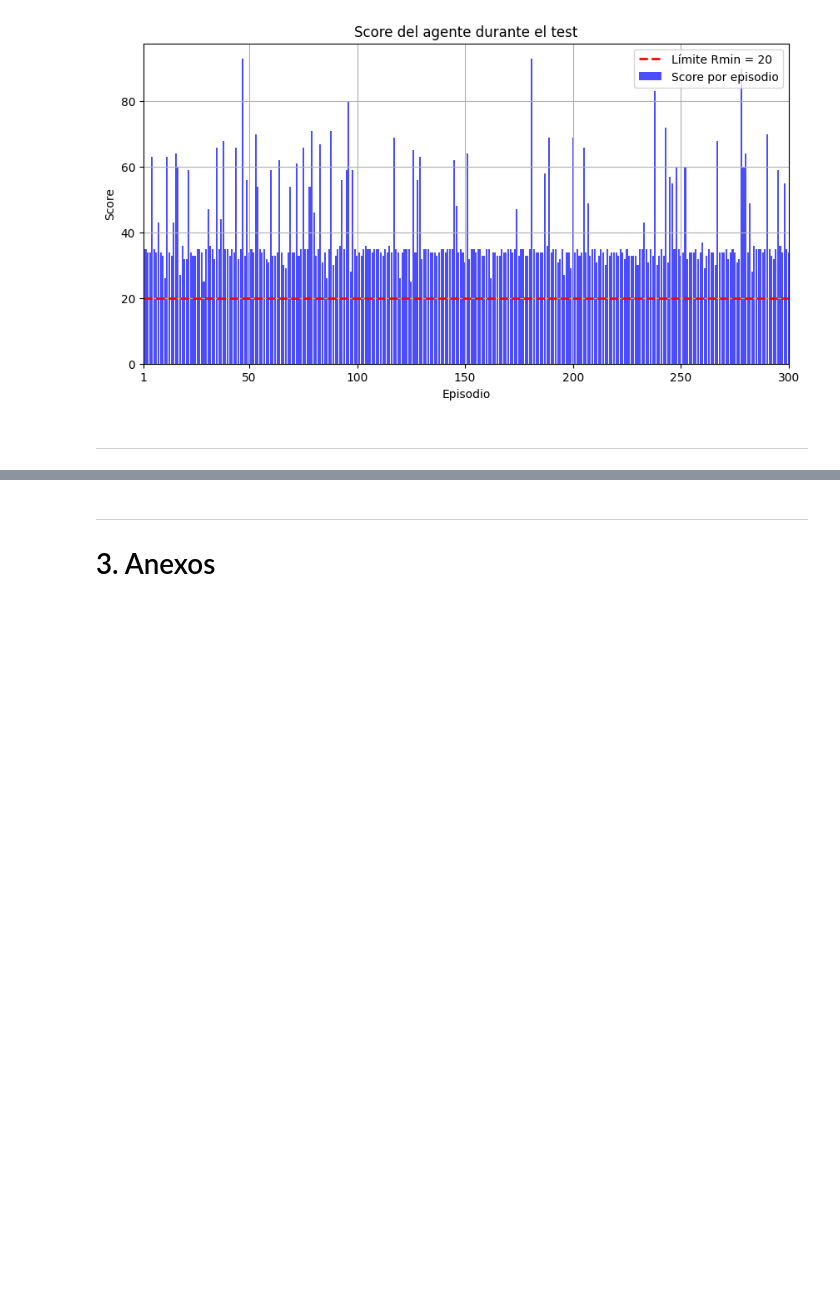
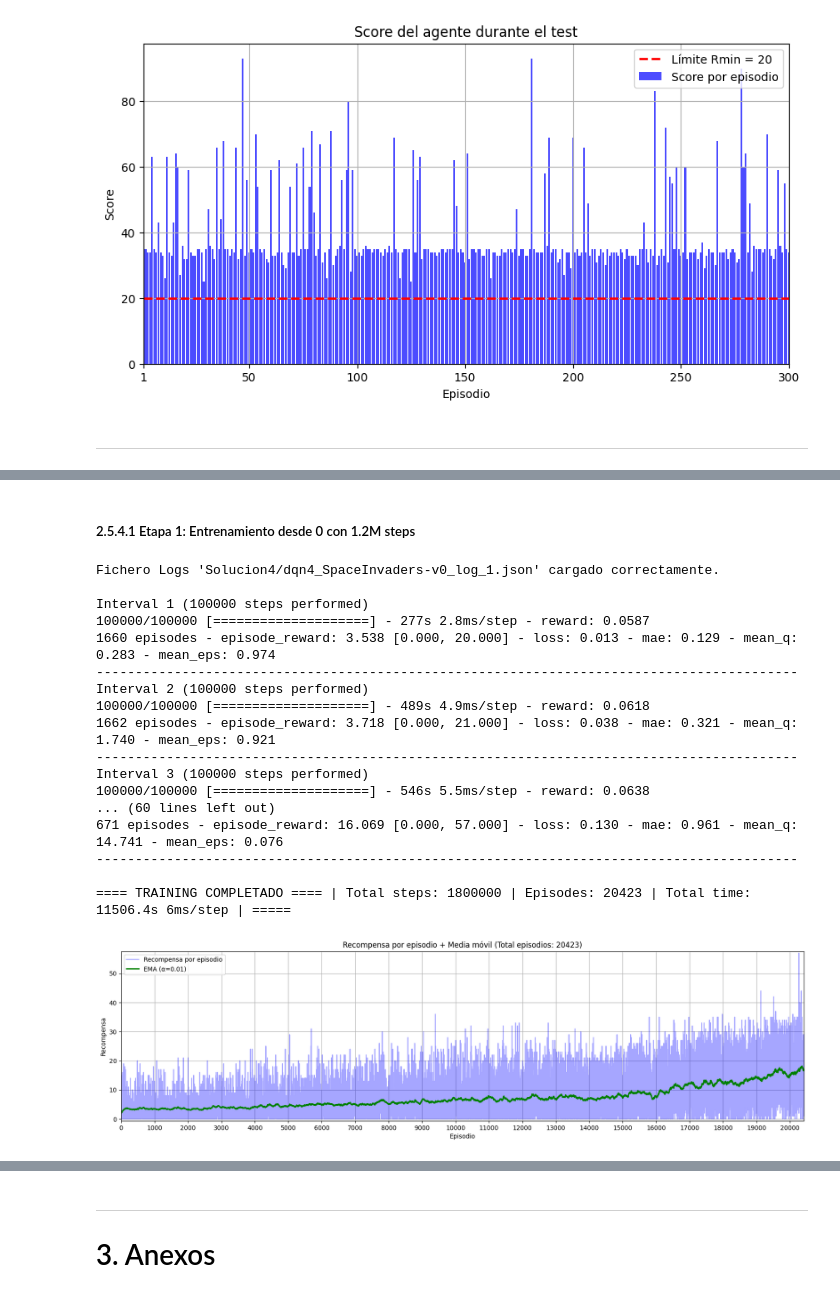
Before and after one commit to peremarc/spaceInvaders-v0, a Jupyter notebook: 08MIAR_Proyecto_Programacion_G21.ipynb, the cells around one changed output, grey strips where cells are left out. Cells and saved outputs as stored; diff of their text form; code cells hidden in the pictures; blank space fills up the shorter version.

```diff
--- a/08MIAR_Proyecto_Programacion_G21.ipynb
+++ b/08MIAR_Proyecto_Programacion_G21.ipynb
@@ -1227,0 +1357,30 @@ Resultados:
+# %%
+# Definimos nuestro agente: Device, buffer memoria, optimizador y policy.
+# # Seleccionar device CPU/GPU
+# device = "cuda" if torch.cuda.is_available() else "cpu"
+
+# Preparación de la memoria (usamos memory replay en DQN).
+replay_buffer = ReplayBufferPER(Memory_Size)
+
+# Llamamos al optimizador
+optimizer = optim.Adam(current_model.parameters(), lr=0.00025)
+
+# Llamamos al agente
+agent = DQNag(
+    c_model= current_model,              # Modelo red CNN actual que estima la distribución Q
+    n_actions= nb_actions,               # Número de acciones posibles en el entorno
+    env= env_tr,                         # Entorno de simulación
+    eps_start= 1.0,                      # Epsilon inicial
+    eps_final= 0.05,                     # Epsilon final
+    eps_decay= Training_Steps,           # Duración del decaimiento
+    exp_decay= False,                    # = True activa epsilon exponencial, sino es lineal.
+    nb_steps_warmup=50000,               # Pasos iniciales solo explorando (sin entrenar)
+    train_interval=4,                    # Entrenar y calcular TD cada X pasos de interacción
+    target_model_update=10000,           # Frecuencia de actualización del target network
+    batch_size=32,                       # Tamaño de batch
+    gamma=0.99,                          # Factor de descuento para recompensas futuras
+    soft_update=False,                   # Activar soft update del target.
+    tau=0.005)                           # Parametro soft update
+
+# Mostrar confirmacion
+print("Agente creado con exito.")
@@ -1227,0 +1392,2 @@ Resultados:
+# %% [markdown]
+##### 2.5.4.1 Etapa 1: Entrenamiento desde 0 con 1.2M steps
@@ -1227,0 +1513,23 @@ Resultados:
+# %%
+# llamada a funcion training para agente creado en PyTorch
+n_tr = 1
+TrainDQNtorch(agent, replay_buffer, optimizer, Training_Steps, BuildDcnn, N_Solucion, n_tr)
+# %% [output]
+Fichero Logs 'Solucion4/dqn4_SpaceInvaders-v0_log_1.json' cargado correctamente.
+
+Interval 1 (100000 steps performed)
+100000/100000 [====================] - 277s 2.8ms/step - reward: 0.0587
+1660 episodes - episode_reward: 3.538 [0.000, 20.000] - loss: 0.013 - mae: 0.129 - mean_q: 0.283 - mean_eps: 0.974
+------------------------------------------------------------------------------------------
+Interval 2 (100000 steps performed)
+100000/100000 [====================] - 489s 4.9ms/step - reward: 0.0618
+1662 episodes - episode_reward: 3.718 [0.000, 21.000] - loss: 0.038 - mae: 0.321 - mean_q: 1.740 - mean_eps: 0.921
+------------------------------------------------------------------------------------------
+Interval 3 (100000 steps performed)
+100000/100000 [====================] - 546s 5.5ms/step - reward: 0.0638
+... (60 lines left out)
+671 episodes - episode_reward: 16.069 [0.000, 57.000] - loss: 0.130 - mae: 0.961 - mean_q: 14.741 - mean_eps: 0.076
+------------------------------------------------------------------------------------------
+
+==== TRAINING COMPLETADO ==== | Total steps: 1800000 | Episodes: 20423 | Total time: 11506.4s 6ms/step | =====
+[figure, added]
```
Also changed, not shown: parts of 49 cells of this notebook, 10 other files.
